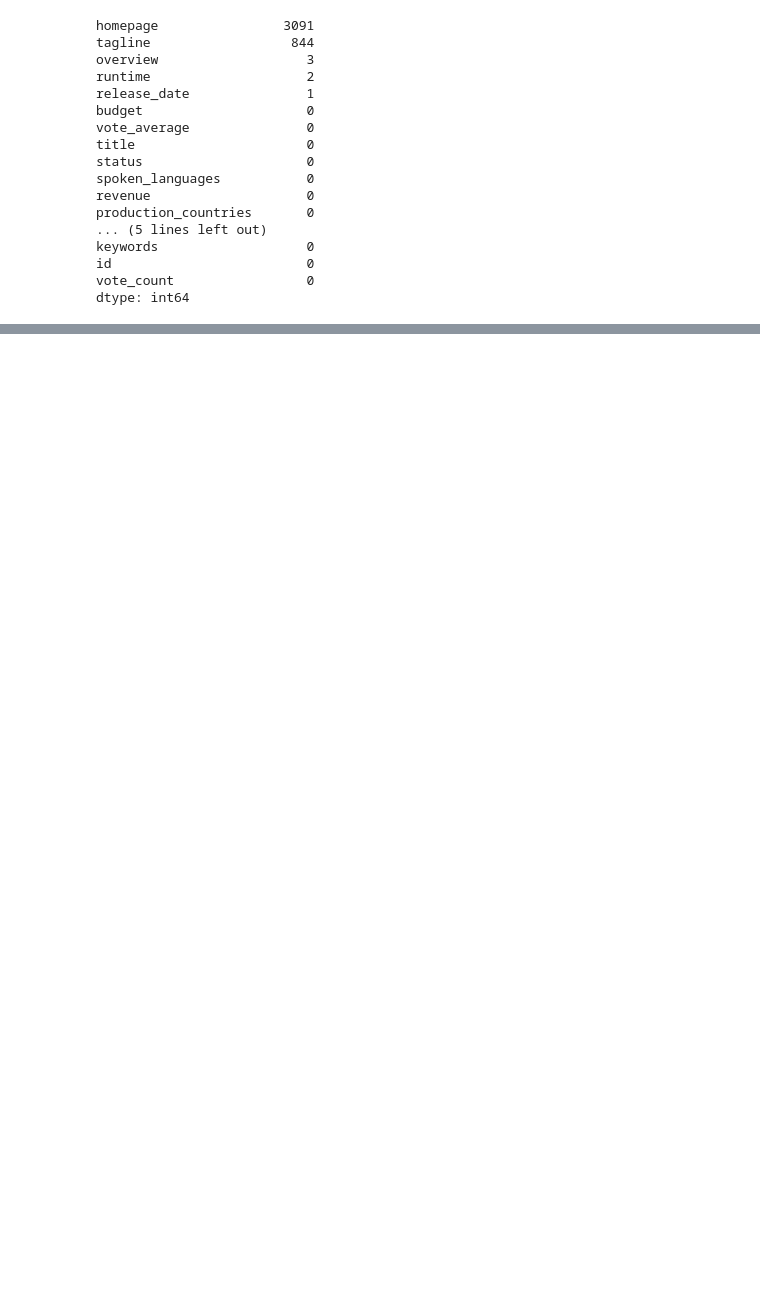
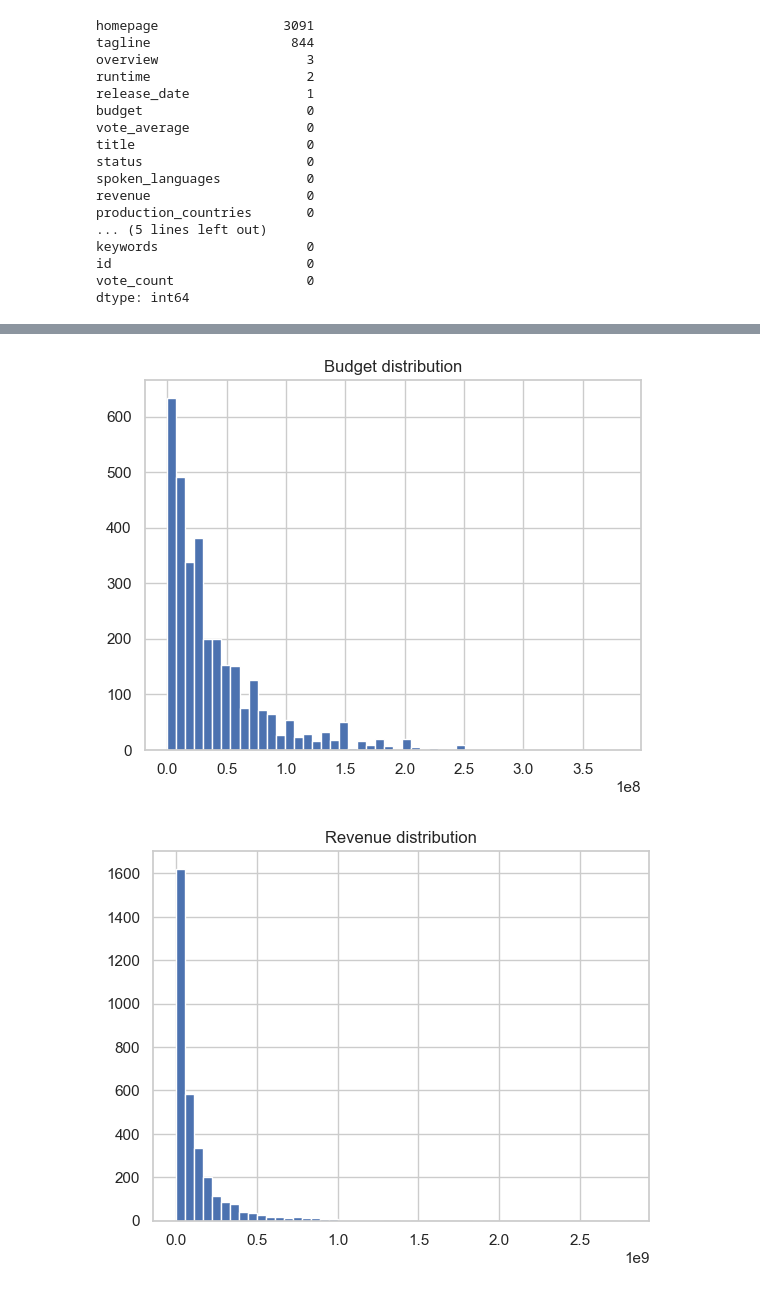
Before and after one commit to WilliamnCoder/boxoffice-analysis, a Jupyter notebook: notebooks/boxoffice-analysis.ipynb, the cells around one changed output, grey strips where cells are left out. Cells and saved outputs as stored; diff of their text form; code cells hidden in the pictures; blank space fills up the shorter version.

```diff
--- a/notebooks/boxoffice-analysis.ipynb
+++ b/notebooks/boxoffice-analysis.ipynb
@@ -132 +223,13 @@ Index(['budget', 'genres', 'homepage', 'id', 'keywords', 'original_language',
       dtype='object')
+# %%
+#Checking data for skewness
+df_clean['budget'].hist(bins=50)
+plt.title("Budget distribution")
+plt.show()
+
+df_clean['revenue'].hist(bins=50)
+plt.title("Revenue distribution")
+plt.show()
+# %% [output]
+[figure, added]
+[figure, added]
```
Also changed, not shown: parts of 53 cells of this notebook, 4 other files.
